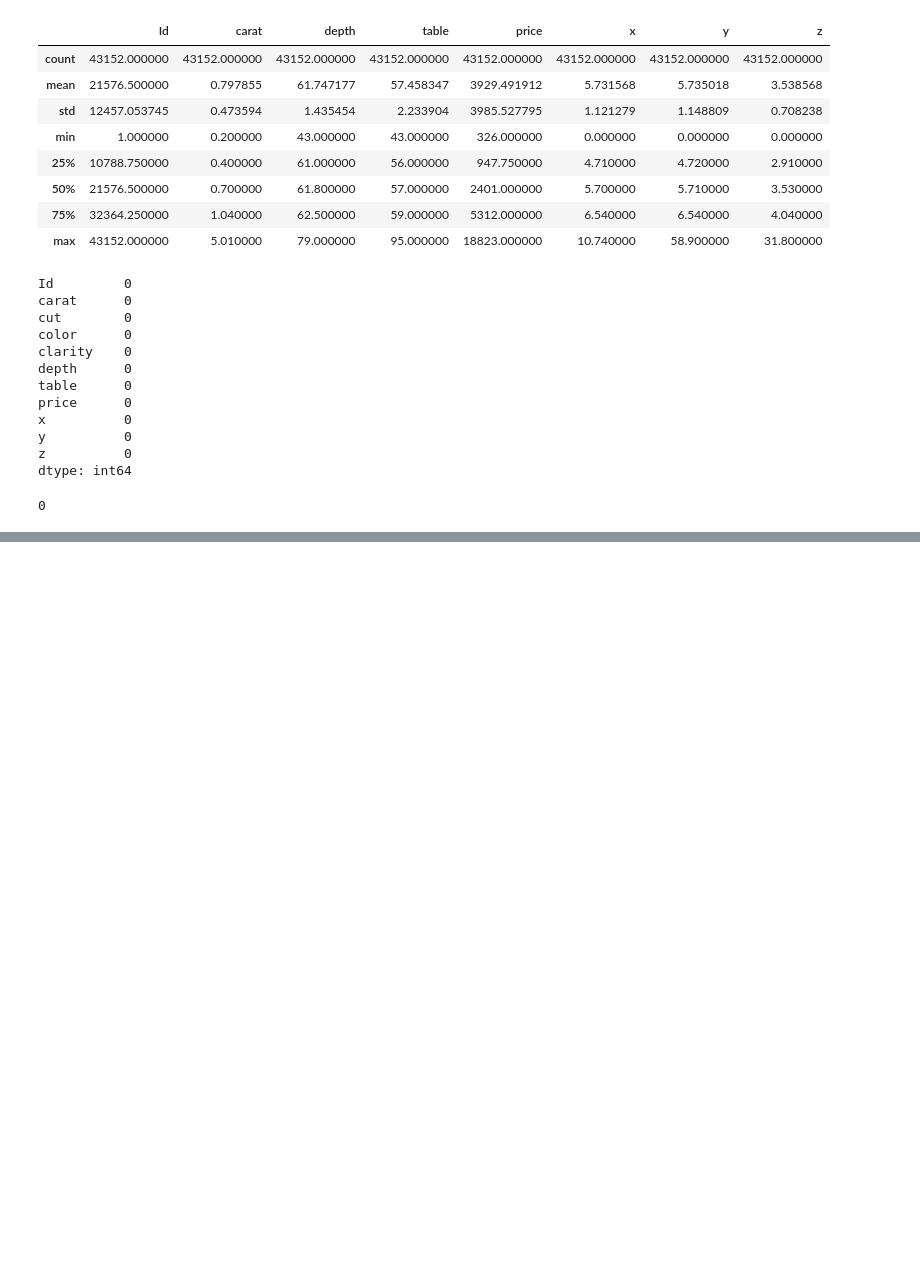
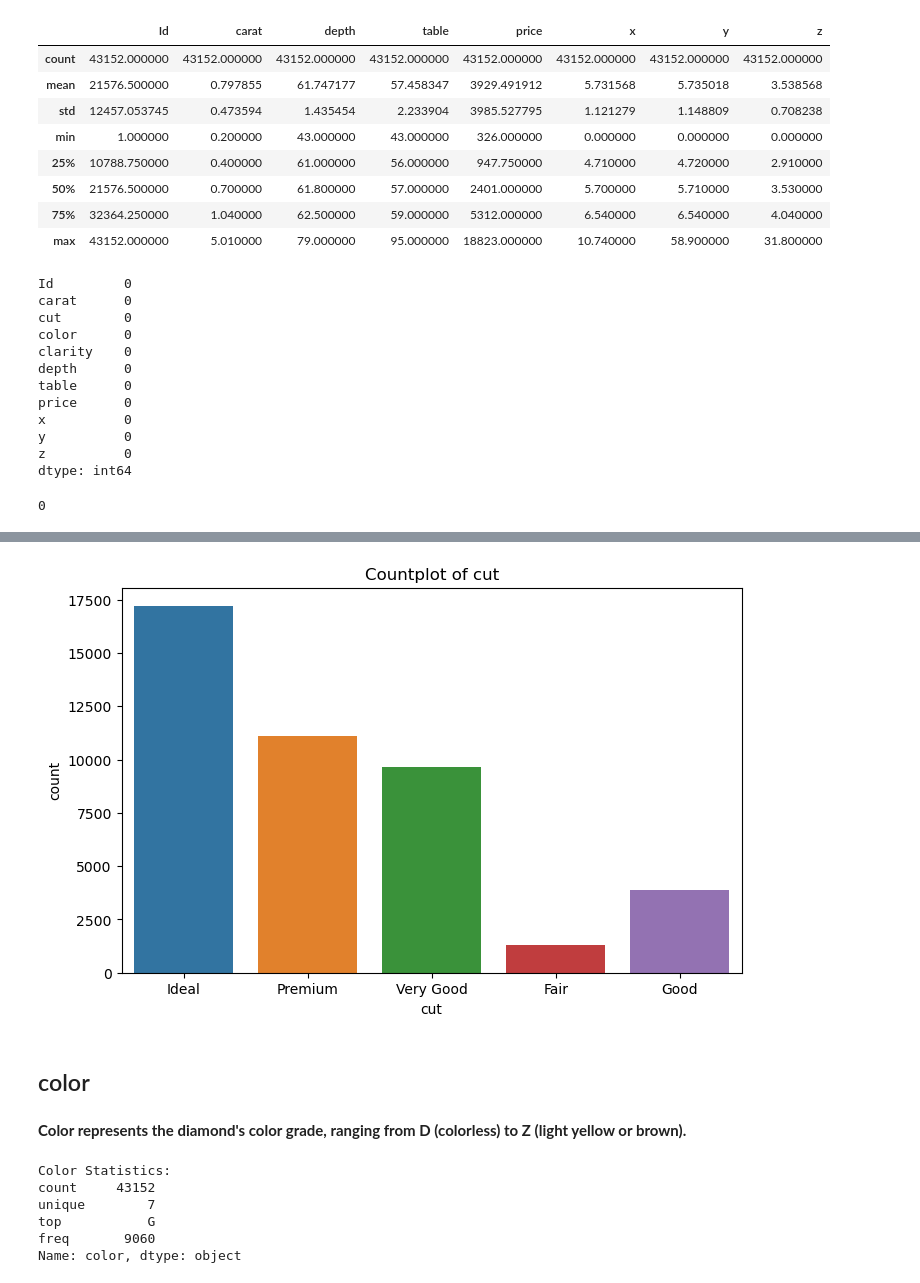
Before and after one commit to hibahdesu/Kaggle-Competitions, a Jupyter notebook: Diamond price prediciton 2024/Diamond price prediciton 2024.ipynb, the cells around one changed output, grey strips where cells are left out. Saved outputs shown, nothing was run; the diff lists cells and outputs as text; code cells hidden in the pictures; blank space fills up the shorter version.

```diff
--- a/Diamond price prediciton 2024/Diamond price prediciton 2024.ipynb
+++ b/Diamond price prediciton 2024/Diamond price prediciton 2024.ipynb
@@ -95,0 +187,24 @@ train_df.duplicated().sum()
+# %%
+
+plt.figure(figsize=(8, 5))
+sns.countplot(data=train_df, x='cut')
+plt.title(f"Countplot of {'cut'}")
+plt.show()
+# %% [output]
+[figure, added]
+# %% [markdown]
+## color
+# %% [markdown]
+**Color represents the diamond's color grade, ranging from D (colorless) to Z (light yellow or brown).**
+# %%
+# Let's see the describtion
+color_stats = train_df['color'].describe()
+print("Color Statistics:")
+print(color_stats)
+# %% [output]
+Color Statistics:
+count     43152
+unique        7
+top           G
+freq       9060
+Name: color, dtype: object
```
Also changed, not shown: parts of 91 cells of this notebook, 1 other file.
